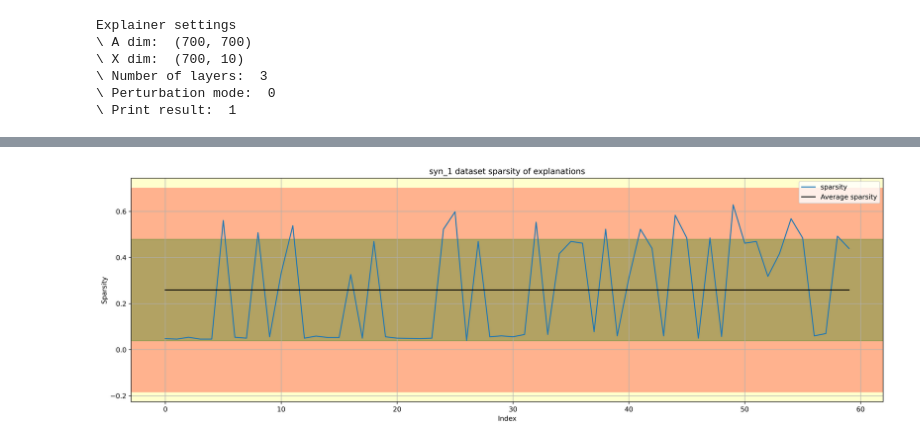
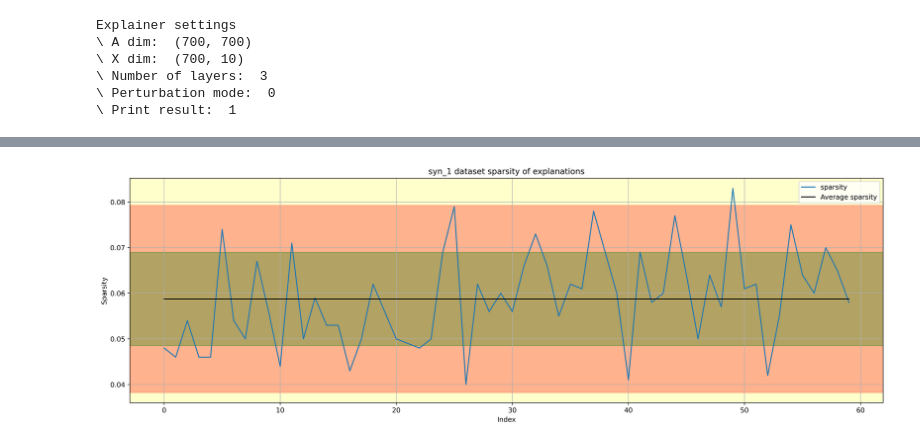
Before and after one commit to ASudu/PGMExplainer_graph_properties, a Jupyter notebook: PGM_Node/Explain_GNN/syn1.ipynb, the cells around one changed output, grey strips where cells are left out. Drawn from its saved outputs; the diff is of its cells as text; code cells hidden in the pictures.

Commit message:
edge mask obtained for syn1

```diff
--- a/PGM_Node/Explain_GNN/syn1.ipynb
+++ b/PGM_Node/Explain_GNN/syn1.ipynb
@@ -349,7 +358,7 @@ def graph_prop(graph, stats, target, p_threshold,variation):
 # For this reason we use the p-values as an indicator of importance of the node
 # We define node_importance_by_exp = (1-p)
 
-graph_data = []
+graph_data1 = []
 variation = 1
 
 # Explaining each target node
@@ -374,11 +383,11 @@ for target in nodes_to_explain:
     exp_subgraph = nx.induced_subgraph(G, nbors)
 
     # All properties obtained
-    graph_data.append(graph_prop(exp_subgraph,stats, target, p_threshold,variation))
+    graph_data1.append(graph_prop(exp_subgraph,stats, target, p_threshold,variation))
 
 # Convert the above data into a data frame
-df = pd.DataFrame(graph_data, columns=["Order","Size","Average Degree","Diameter","Sparsity","Coherence"])
+df1 = pd.DataFrame(graph_data1, columns=["Order","Size","Average Degree","Diameter","Sparsity","Node Coherence","Edge Coherence"])
 
-df.describe()
+df1.describe()
 # %% [output]
 Explaining node: 400
@@ -426,0 +419,11 @@ df.describe()
+# %%
+# Normalize the Coherence
+coh_node = list(df1["Node Coherence"])
+coh_node_norm = [float(i)/max(coh_node) for i in coh_node]
+
+coh_edge = list(df1["Edge Coherence"])
+coh_edge_norm = [float(i)/max(coh_edge) for i in coh_edge]
+
+df1 = df1.replace(coh_node, coh_node_norm)
+df1 = df1.replace(coh_edge, coh_edge_norm)
+df1.describe()
@@ -431,7 +444,7 @@ df.describe()
 # For this reason we use the p-values as an indicator of importance of the node
 # We define node_importance_by_exp = (1-p)
 
-graph_data1 = []
+graph_data2 = []
 variation = 2
 
 # Explaining each target node
@@ -456,11 +469,6 @@ for target in nodes_to_explain:
     exp_subgraph = nx.induced_subgraph(G, nbors)
 
     # All properties obtained
-    graph_data1.append(graph_prop(exp_subgraph,stats, target, p_threshold,variation))
-
-# Convert the above data into a data frame
-df1 = pd.DataFrame(graph_data, columns=["Order","Size","Average Degree","Diameter","Sparsity","Coherence"])
-
-df1.describe()
+    graph_data2.append(graph_prop(exp_subgraph,stats, target, p_threshold,variation))
 # %% [output]
 Explaining node: 400
@@ -492,30 +528,30 @@ Explaining node: 695
 # %%
 # Plot Sparsity
-x = list(range(len(df)))
-sparse = list(df['Sparsity'])
-def_sparse = list(np.ones(len(df))*0.5)
-mean_sparse = list(np.ones(len(df))*df['Sparsity'].mean())
+x = list(range(len(df1)))
+sparse = list(df1['Sparsity'])
+def_sparse = list(np.ones(len(df1))*0.5)
+mean_sparse = list(np.ones(len(df1))*df1['Sparsity'].mean())
 plt.figure(figsize=(20,6), dpi = 500)
 plt.gca().grid(True)
 plt.gca().set_facecolor((1, 1, 0.8))
 plt.plot(x, sparse, label='sparsity')
 # plt.plot(x,def_sparse, label = 'Max edge density for sparse graphs')
 plt.plot(x,mean_sparse, label = 'Average sparsity', color='k')
 
-sp_mean = df['Sparsity'].mean()
-sp_std = df['Sparsity'].std()
+sp_mean = df1['Sparsity'].mean()
+sp_std = df1['Sparsity'].std()
 y1 = sp_mean - sp_std
 y_1 = y1 - sp_std
 y2 = sp_mean + sp_std
 y_2 = y2 + sp_std
 plt.axhspan(y_1, y_2, color='red', alpha=0.3)
 plt.axhspan(y1, y2, color='green', alpha=0.3)
 
 plt.title('syn_1 dataset sparsity of explanations', fontsize=12)
 plt.legend(prop={'size':10})
 plt.ylabel("Sparsity")
 plt.xlabel("Index")
 plt.savefig(fname= "D:\D_Drive\Github\Thesis\PGMExplainer_graph_properties\PGM_Node\Explain_GNN\plots\syn1_sparsity")
 plt.show()
 # %% [output]
-[figure, old version]
+[figure, new version]
```
Also changed, not shown: parts of 9 cells of this notebook, 1 other file.
